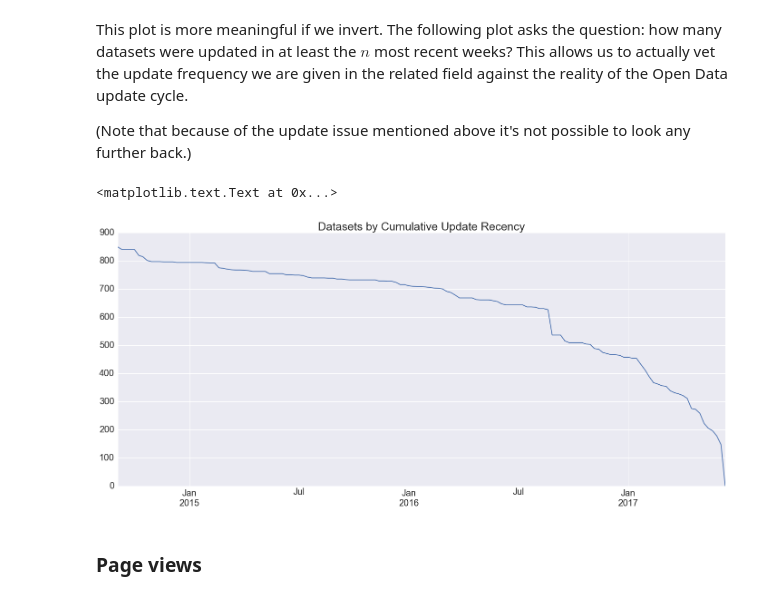
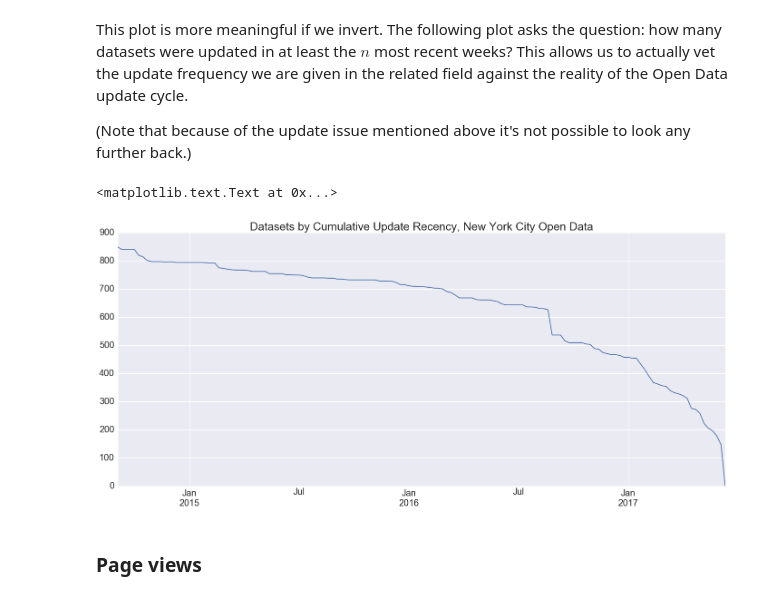
Before and after one commit to ResidentMario/socrata-portal-metadata, a Jupyter notebook: notebooks/NYC Open Data Analysis.ipynb, the cells around one changed output. Saved outputs shown, nothing was run; the diff lists cells and outputs as text; code cells hidden in the pictures.

Commit message:
Subtitle the plot.

```diff
--- a/notebooks/NYC Open Data Analysis.ipynb
+++ b/notebooks/NYC Open Data Analysis.ipynb
@@ -744,10 +744,10 @@ This plot is more meaningful if we invert. The following plot asks the question:
 backwards_facing_cumsum = (len(datasets) - pd.Series(range(len(datasets)), index=endpoint_update_dates(datasets).values).resample('W').count().cumsum())
 # %%
 pd.Series(backwards_facing_cumsum).plot(figsize=(24, 10), fontsize=20)
-plt.title('Datasets by Cumulative Update Recency', fontsize=25)
+plt.title('Datasets by Cumulative Update Recency, New York City Open Data', fontsize=25)
 # %% [output]
 <matplotlib.text.Text at 0x...>
-[figure, old version]
+[figure, new version]
 # %% [markdown]
 ### Page views
 # %%
```
Also changed, not shown: parts of 1 cell of this notebook.
